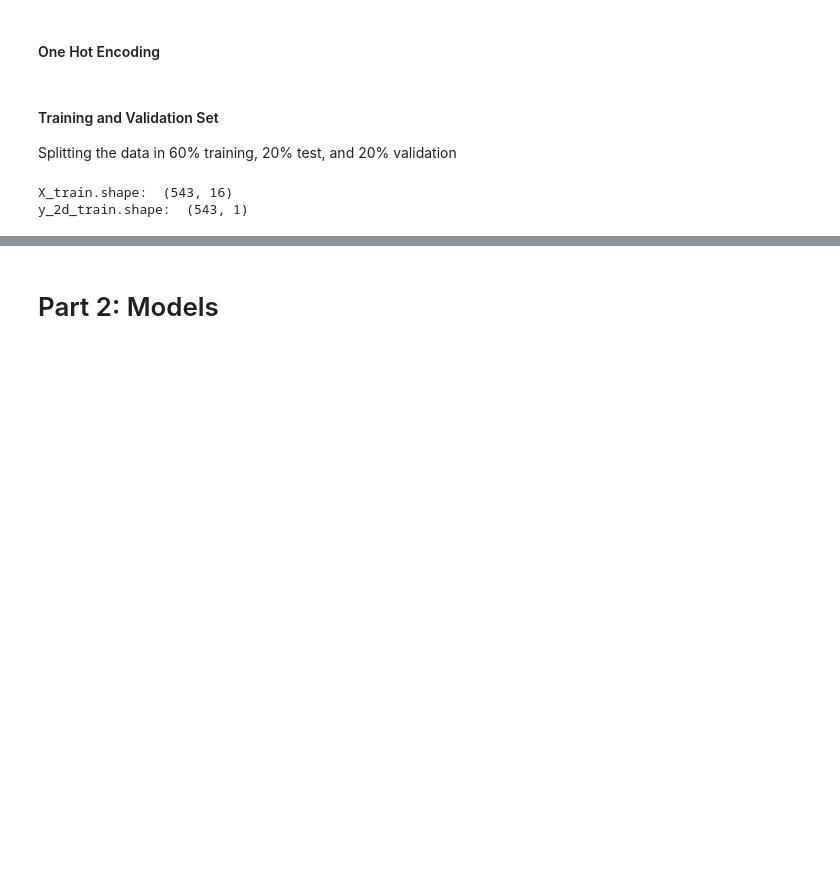
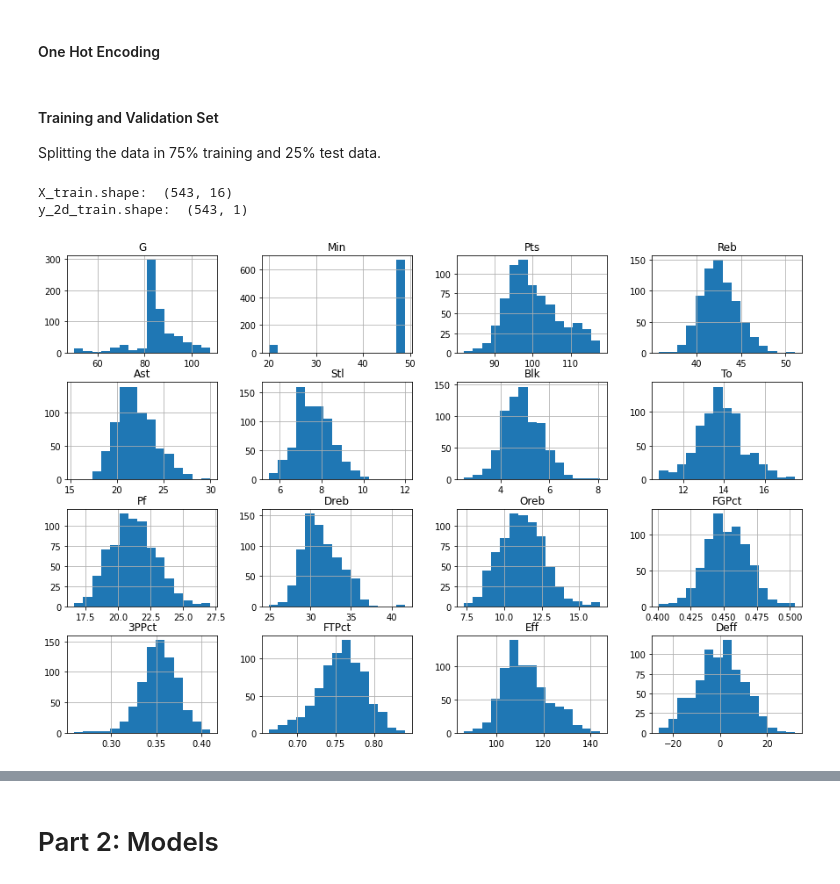
Before and after one commit to apurbaanik/ML_Final_Project_NBA, a Jupyter notebook: ML_Final_Project_Logistic.ipynb, the cells around one changed output, grey strips where cells are left out. Drawn from its saved outputs; the diff is of its cells as text; code cells hidden in the pictures; blank space fills up the shorter version.

```diff
--- a/ML_Final_Project_Logistic.ipynb
+++ b/ML_Final_Project_Logistic.ipynb
@@ -59,7 +59,7 @@ y_transformed = one_hot_encoding.fit_transform(y)
 y = (y_transformed.toarray())[:,1].reshape(X.shape[0],1)
 # %% [markdown]
 #### Training and Validation Set
-Splitting the data in 60% training, 20% test, and 20% validation
+Splitting the data in 75% training and 25% test data.
 # %%
 # Preprocessing
 X_scale = preprocessing.scale(X)
@@ -76,3 +76,8 @@ print('y_2d_train.shape: ', y_2d_train.shape)
 # %% [output]
 X_train.shape:  (543, 16)
 y_2d_train.shape:  (543, 1)
+# %%
+df.hist(bins = 15, figsize=(15, 10))
+plt.show()
+# %% [output]
+[figure, added]
```
Also changed, not shown: parts of 2 cells of this notebook.
